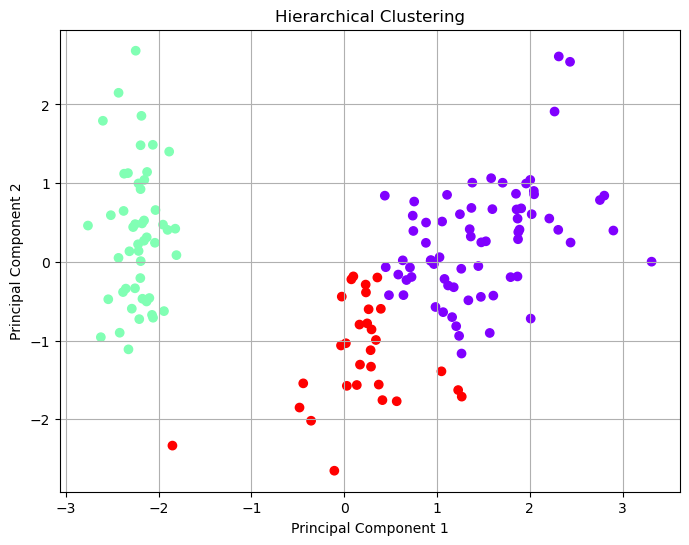
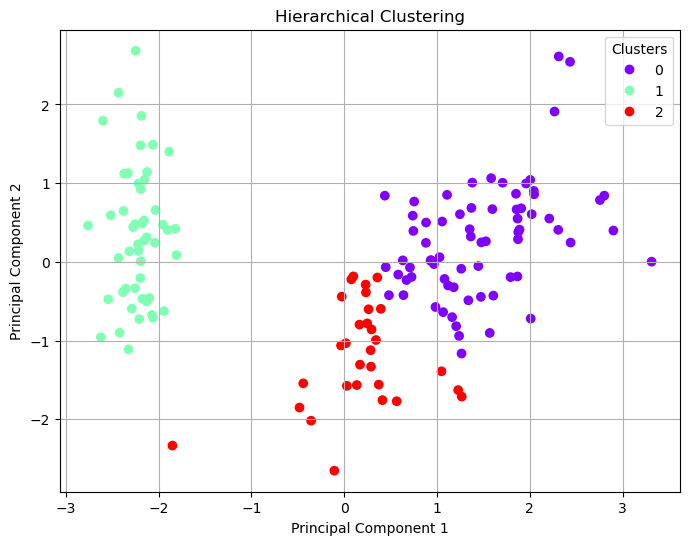
Code edit (unified diff) that turned the first committed figure into the second:
--- before
+++ after
@@ -20,4 +20,11 @@
 plt.xlabel("Principal Component 1")
 plt.ylabel("Principal Component 2")
+
+# Create legend
+legend1 = plt.legend(
+    *scatter.legend_elements(),
+    title="Clusters"
+)
+
 plt.grid(True)
 plt.show()

Commit: success